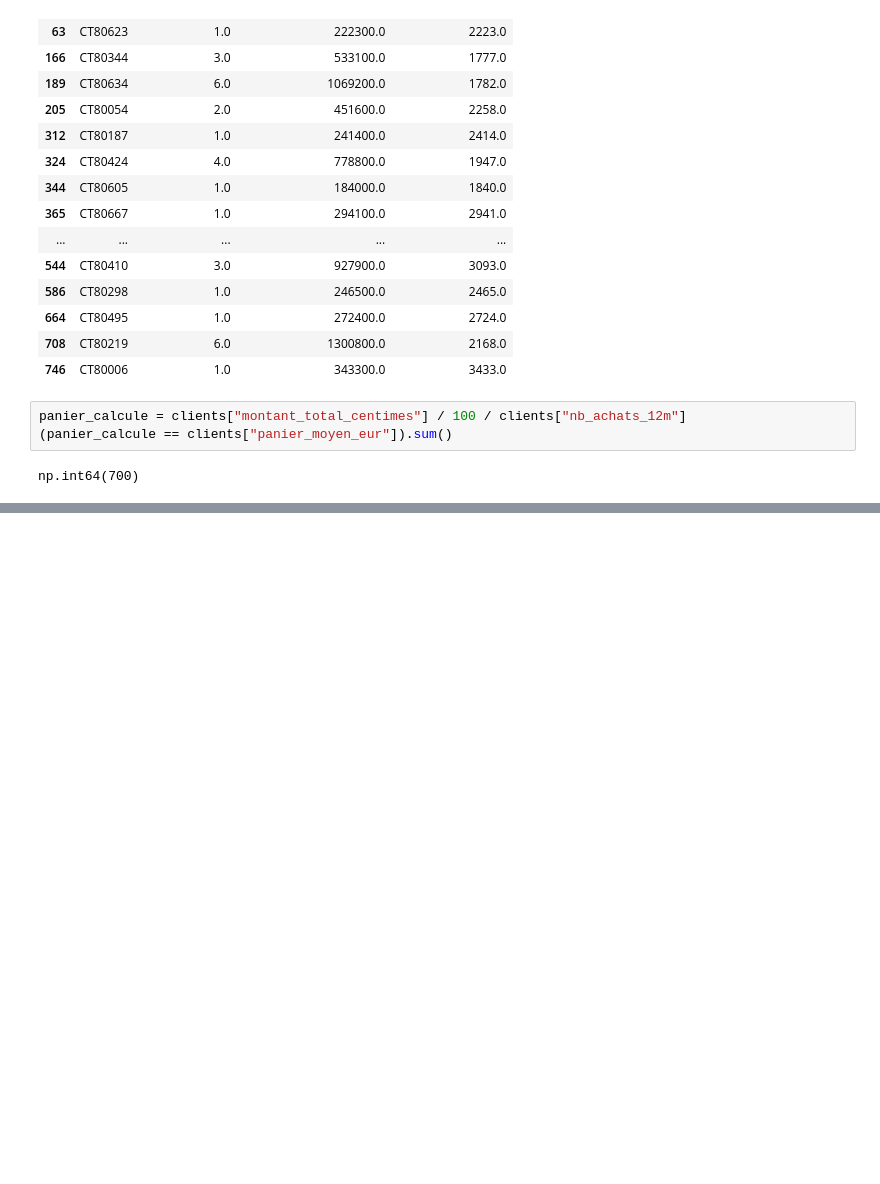
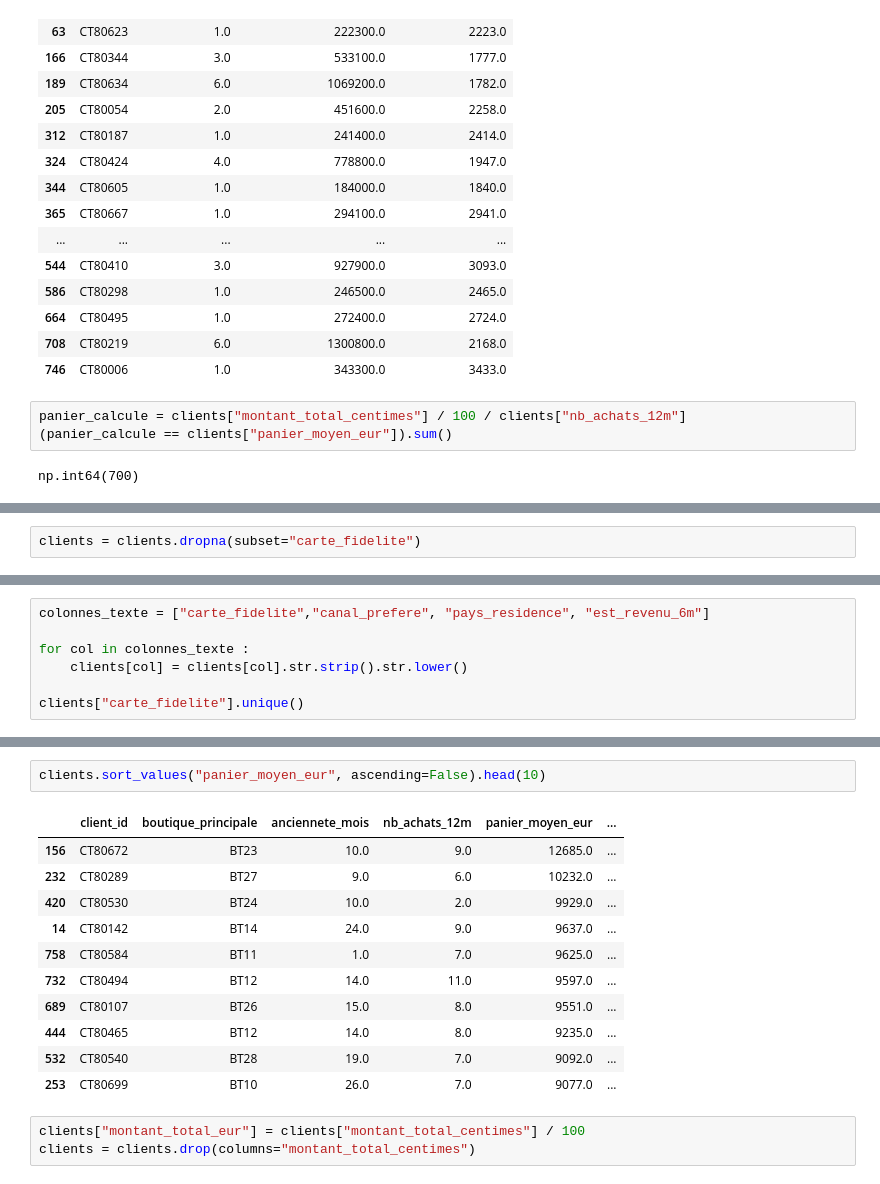
Before and after one commit to maureljean55/atelier-saint-honore, a Jupyter notebook: notebooks/01_nettoyage.ipynb, the cells around one changed output, grey strips where cells are left out. Drawn from its saved outputs; the diff is of its cells as text; blank space fills up the shorter version.

Commit message:
Nettoyage complet clients et boutiques

```diff
--- a/notebooks/01_nettoyage.ipynb
+++ b/notebooks/01_nettoyage.ipynb
@@ -150,0 +199,2 @@ np.int64(700)
+# %%
+clients = clients.dropna(subset="carte_fidelite")
@@ -150,0 +205,7 @@ np.int64(700)
+# %%
+colonnes_texte = ["carte_fidelite","canal_prefere",	"pays_residence", "est_revenu_6m"]
+
+for col in colonnes_texte :
+    clients[col] = clients[col].str.strip().str.lower()
+
+clients["carte_fidelite"].unique()
@@ -150,0 +243,17 @@ np.int64(700)
+# %%
+clients.sort_values("panier_moyen_eur", ascending=False).head(10)
+# %% [output]
+|  | client_id | boutique_principale | anciennete_mois | nb_achats_12m | panier_moyen_eur | ... |
+| 156 | CT80672 | BT23 | 10.0 | 9.0 | 12685.0 | ... |
+| 232 | CT80289 | BT27 | 9.0 | 6.0 | 10232.0 | ... |
+| 420 | CT80530 | BT24 | 10.0 | 2.0 | 9929.0 | ... |
+| 14 | CT80142 | BT14 | 24.0 | 9.0 | 9637.0 | ... |
+| 758 | CT80584 | BT11 | 1.0 | 7.0 | 9625.0 | ... |
+| 732 | CT80494 | BT12 | 14.0 | 11.0 | 9597.0 | ... |
+| 689 | CT80107 | BT26 | 15.0 | 8.0 | 9551.0 | ... |
+| 444 | CT80465 | BT12 | 14.0 | 8.0 | 9235.0 | ... |
+| 532 | CT80540 | BT28 | 19.0 | 7.0 | 9092.0 | ... |
+| 253 | CT80699 | BT10 | 26.0 | 7.0 | 9077.0 | ... |
+# %%
+clients["montant_total_eur"] = clients["montant_total_centimes"] / 100
+clients = clients.drop(columns="montant_total_centimes")
```
Also changed, not shown: parts of 29 cells of this notebook.
